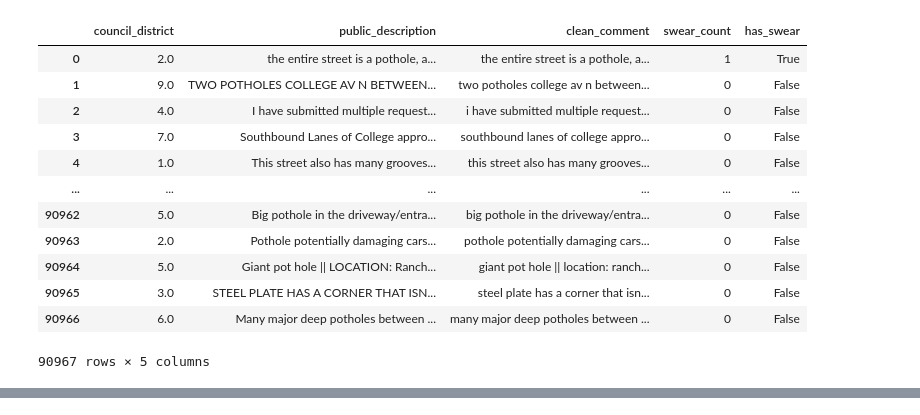
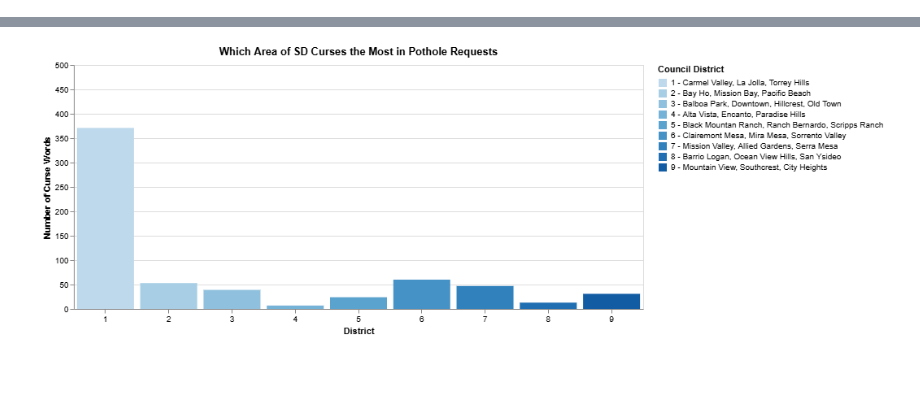
Before and after one commit to d1vyamenon/p4-108, a Jupyter notebook: p4-cogs128.ipynb, the cells around one changed output, grey strips where cells are left out. Saved outputs shown, nothing was run; the diff lists cells and outputs as text; code cells hidden in the pictures; blank space fills up the shorter version.

```diff
--- a/p4-cogs128.ipynb
+++ b/p4-cogs128.ipynb
@@ -43,21 +32,6 @@ swears = r'\b(' + '|'.join(map(re.escape, swears)) + r')\b'
 #applying the function to the df
 df_clean['swear_count'] = df_clean['clean_comment'].str.count(swears)
 df_clean['has_swear'] = df_clean['swear_count'] > 0
-df_clean
-# %% [output]
-|  | council_district | public_description | clean_comment | swear_count | has_swear |
-| 0 | 2.0 | the entire street is a pothole, a... | the entire street is a pothole, a... | 1 | True |
-| 1 | 9.0 | TWO POTHOLES COLLEGE AV N BETWEEN... | two potholes college av n between... | 0 | False |
-| 2 | 4.0 | I have submitted multiple request... | i have submitted multiple request... | 0 | False |
-| 3 | 7.0 | Southbound Lanes of College appro... | southbound lanes of college appro... | 0 | False |
-| 4 | 1.0 | This street also has many grooves... | this street also has many grooves... | 0 | False |
-| ... | ... | ... | ... | ... | ... |
-| 90962 | 5.0 | Big pothole in the driveway/entra... | big pothole in the driveway/entra... | 0 | False |
-| 90963 | 2.0 | Pothole potentially damaging cars... | pothole potentially damaging cars... | 0 | False |
-| 90964 | 5.0 | Giant pot hole || LOCATION: Ranch... | giant pot hole || location: ranch... | 0 | False |
-| 90965 | 3.0 | STEEL PLATE HAS A CORNER THAT ISN... | steel plate has a corner that isn... | 0 | False |
-| 90966 | 6.0 | Many major deep potholes between ... | many major deep potholes between ... | 0 | False |
-90967 rows × 5 columns
 # %%
 #aggregating the data by council district will allow us to measure the data the way we need
 district_count = (
@@ -72,17 +72,32 @@ district_count = (
 # %%
-vis_true = alt.Chart(district_count.reset_index()).mark_bar().encode(
-    x=alt.X('council_district:O', sort='ascending', title='District', axis=alt.Axis(labelAngle=0)),
+#creating the visual using Altair
+color_scale = alt.Scale(
+    scheme='blues')
+
+vis_true = alt.Chart(final_district_data).mark_bar().encode(
+    x=alt.X(
+        'council_district:O',
+        sort='ascending',
+        title='District',
+        axis=alt.Axis(labelAngle=0)
+    ),
     y=alt.Y(
-        'percent_with_swears:Q',
-        title='Percentage of Requests Containing Curse Words',
-        axis=alt.Axis(format='%')
+        'total_swears:Q',
+        title='Number of Curse Words',
+        scale=alt.Scale(domain=[0, 500])
     ),
-    color=alt.Color('council_district:O', title='District'),
-    tooltip=['council_district', 'total_requests', 'total_swears', 'percent_with_swears']
+    color=alt.Color(
+        'district_label:N',
+        scale=color_scale,
+        legend=alt.Legend(
+            title = 'Council District',
+            labelLimit=500
+        )
+    ),
+    tooltip=['council_district','areas', 'total_requests', 'total_swears', 'percent_with_swears']
 ).properties(
-    title='Which County Curses the Most in Pothole Requests',
-    width=600
+    title='Which Area of SD Curses the Most in Pothole Requests',
+    width=700
 )
-
 vis_true
 # %% [output]
@@ -89,0 +104 @@ vis_true
+[figure, added]
```
Also changed, not shown: parts of 9 cells of this notebook.
